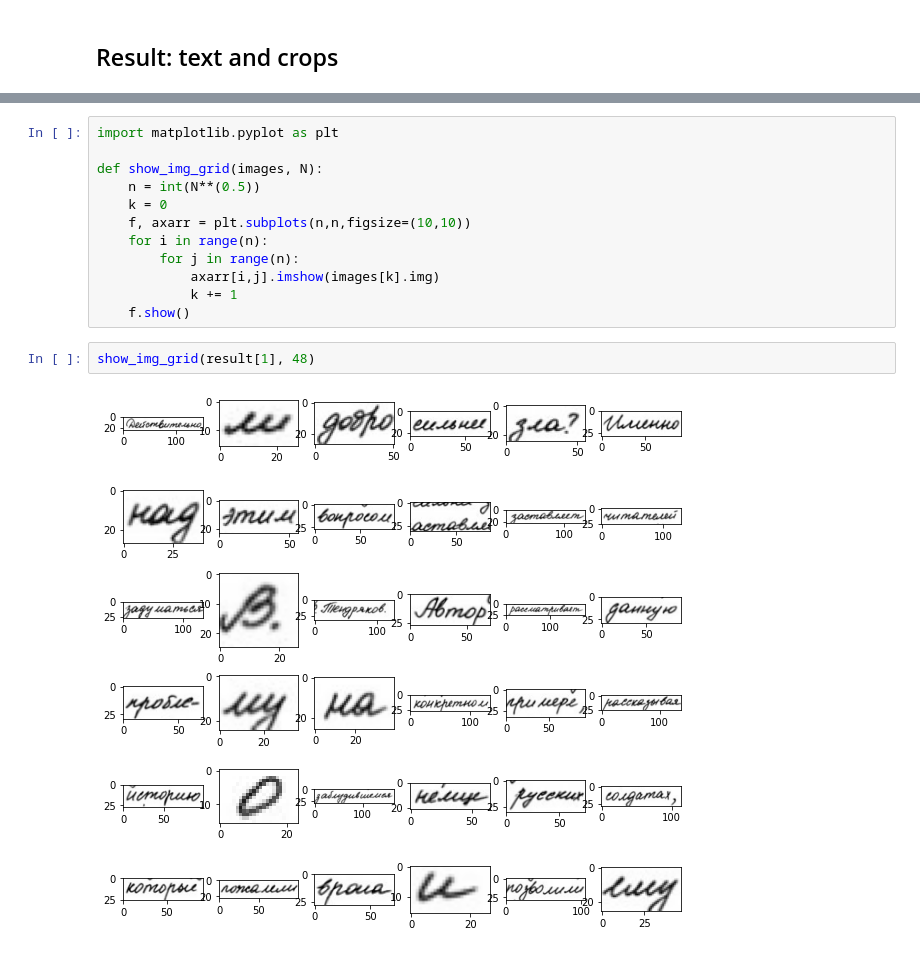
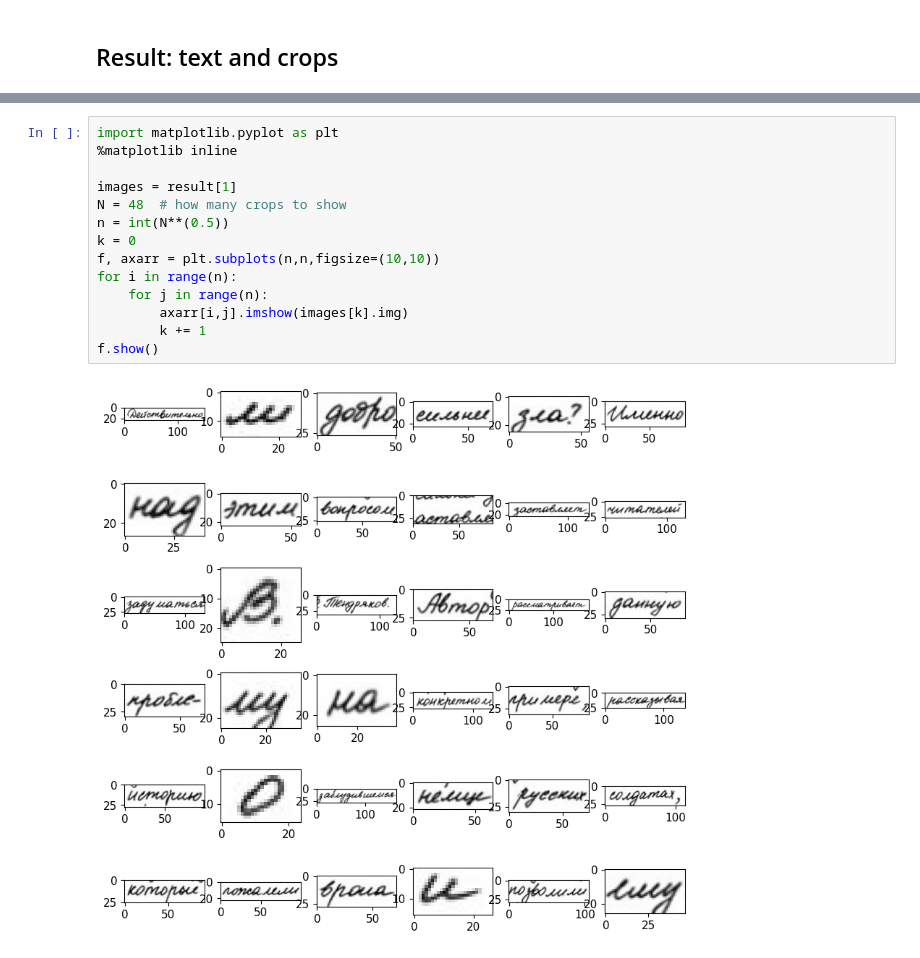
Before and after one commit to konverner/shiftlab_ocr, a Jupyter notebook: demo.ipynb, the cells around one changed output, grey strips where cells are left out. Drawn from its saved outputs; the diff is of its cells as text.

```diff
--- a/demo.ipynb
+++ b/demo.ipynb
@@ -36,16 +51,16 @@ print(result[0])
 # %%
 import matplotlib.pyplot as plt
+%matplotlib inline
 
-def show_img_grid(images, N):
-    n = int(N**(0.5))
-    k = 0
-    f, axarr = plt.subplots(n,n,figsize=(10,10))
-    for i in range(n):
-        for j in range(n):
-            axarr[i,j].imshow(images[k].img)
-            k += 1
-    f.show()
+images = result[1]
+N = 48  # how many crops to show
+n = int(N**(0.5))
+k = 0
+f, axarr = plt.subplots(n,n,figsize=(10,10))
+for i in range(n):
+    for j in range(n):
+        axarr[i,j].imshow(images[k].img)
+        k += 1
+f.show()
+# %% [output]
+[figure, added]
-# %%
-show_img_grid(result[1], 48)
-# %% [output]
-[figure, removed]
```
Also changed, not shown: parts of 4 cells of this notebook.
